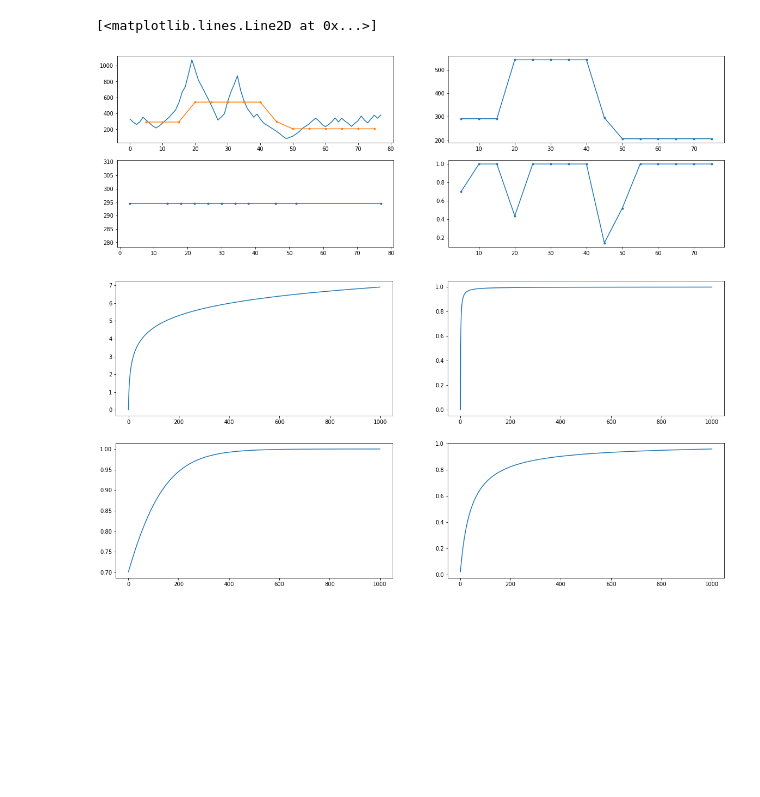
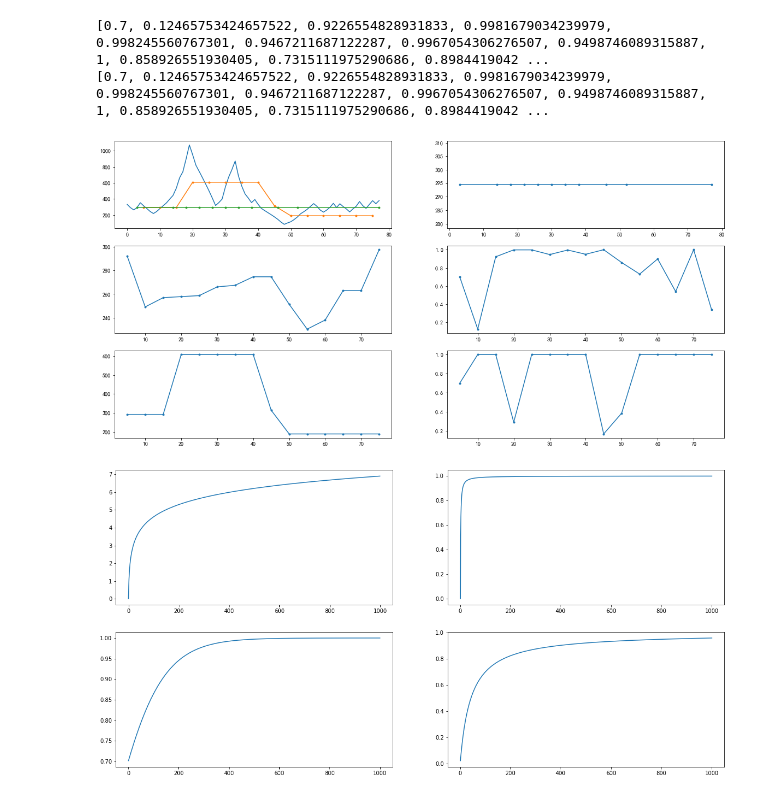
Before and after one commit to Whu-wxy/AmbientLightLab, a Jupyter notebook: contract.ipynb, the cells around one changed output. Cells and saved outputs as stored; diff of their text form; code cells hidden in the pictures; blank space fills up the shorter version.

```diff
--- a/contract.ipynb
+++ b/contract.ipynb
@@ -108,12 +118,12 @@ def checkOneSide(lux, stableLux, last):
         return False
 
 def calRMSStable(lux_list):
-    RMS = math.sqrt(np.sum(np.array(lux_list)**2) / len(lux_list))
+    RMS = math.sqrt(np.sum(np.array(lux_list)**2, dtype=float) / len(lux_list))
     return RMS
 
 def calSTDRMSStable(lux_list, lastStable):
     std = np.std(lux_list)
-    RMS = math.sqrt(np.sum(np.array(lux_list)**2) / len(lux_list))
+    RMS = math.sqrt(np.sum(np.array(lux_list)**2, dtype=float) / len(lux_list))
     delta = lastStable - RMS
     return lastStable - (delta / (std + 1))
 
@@ -201,8 +211,8 @@ def stableBySection(curLux, lastStable, need_small):
         big_right = lastStable * 2.0 + 636.25
     big_right = max(5, big_right)
 
-    big_left = min(8600, big_left)
-    big_right = min(8600, big_right)
+    # big_left = min(8600, big_left)
+    # big_right = min(8600, big_right)
 
     if need_small:
         ### small
@@ -226,30 +236,38 @@ def stableBySection(curLux, lastStable, need_small):
 # %%
 s = readFromRecord('record.txt')
 plt.figure(figsize = (20,10))
 
-list_s3, res_idx, minmax_list, a_list = Hysteresis_log_interval_changeA(s, 0.7, 5, bMean=False, blog=False)
-stable_list, stable_idx = AIBrightness(s, need_small=False, always_usd_std=False)
+list_s, res_idx, minmax_list, a_list = Hysteresis_log_interval_changeA(s, f1=0.15, f2=0.25, A1=0, A2=0.7, n=5, bMean=False, blog=False)
+list_s2, res_idx2, minmax_list2, a_list2 = Hysteresis_log_interval_changeA(s, f1=0.1, f2=0.25, A1=0, A2=0.7, n=5, bMean=False, blog=True)
+stable_list, stable_idx = AIBrightness(s, need_small=True, always_usd_std=False)
 
 plt.subplot(3,2,1)
 plt.plot(s)
-plt.plot(res_idx, list_s3, marker='.')
+plt.plot(res_idx2, list_s2, marker='.')
+plt.plot(np.array(stable_idx), np.array(stable_list), marker='.')
+
+plt.subplot(3,2,2)
 plt.plot(np.array(stable_idx), np.array(stable_list), marker='.')
 
 # plt.plot(minmax_list[3], minmax_list[1], linestyle="-", marker='.')
 # plt.plot(minmax_list[3], minmax_list[0], linestyle="-.")
 # plt.plot(minmax_list[3], minmax_list[2], linestyle="-.")
 
-plt.subplot(3,2,2)
-plt.plot(res_idx, list_s3, marker='.')
-
 plt.subplot(3,2,3)
-plt.plot(np.array(stable_idx), np.array(stable_list), marker='.')
-
+plt.plot(res_idx, list_s, marker='.')
 plt.subplot(3,2,4)
 plt.plot(res_idx, a_list, marker='.')
+print(a_list)
+
+plt.subplot(3,2,5)
+plt.plot(res_idx2, list_s2, marker='.')
+plt.subplot(3,2,6)
+plt.plot(res_idx2, a_list2, marker='.')
+print(a_list)
 # %% [output]
-[<matplotlib.lines.Line2D at 0x...>]
+[0.7, 0.12465753424657522, 0.9226554828931833, 0.9981679034239979, 0.998245560767301, 0.9467211687122287, 0.9967054306276507, 0.9498746089315887, 1, 0.858926551930405, 0.7315111975290686, 0.8984419042 ...
+[0.7, 0.12465753424657522, 0.9226554828931833, 0.9981679034239979, 0.998245560767301, 0.9467211687122287, 0.9967054306276507, 0.9498746089315887, 1, 0.858926551930405, 0.7315111975290686, 0.8984419042 ...
-[figure, old version]
+[figure, new version]
 # %%
 plt.figure(figsize = (20,10))
 
```
Also changed, not shown: parts of 2 cells of this notebook, 3 other files.
